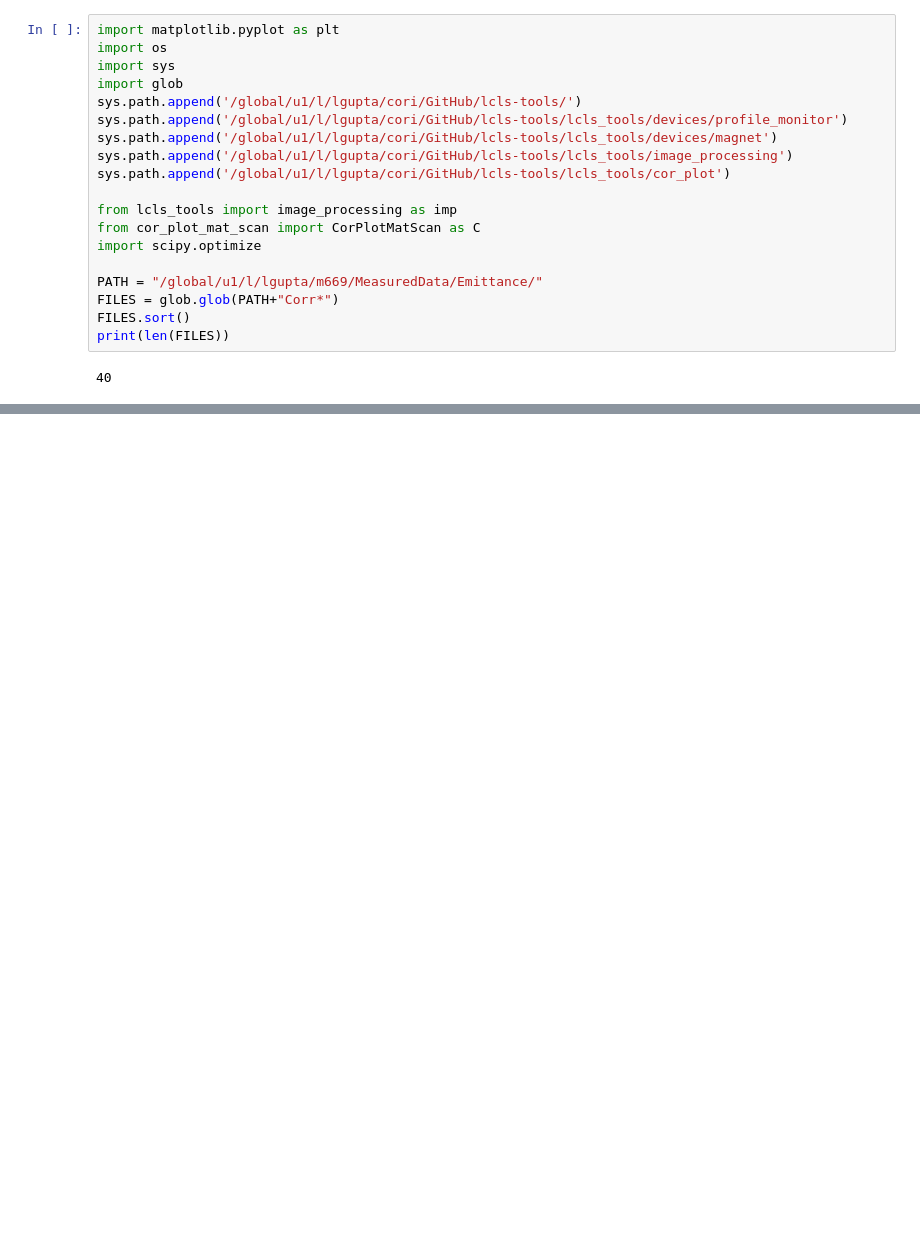
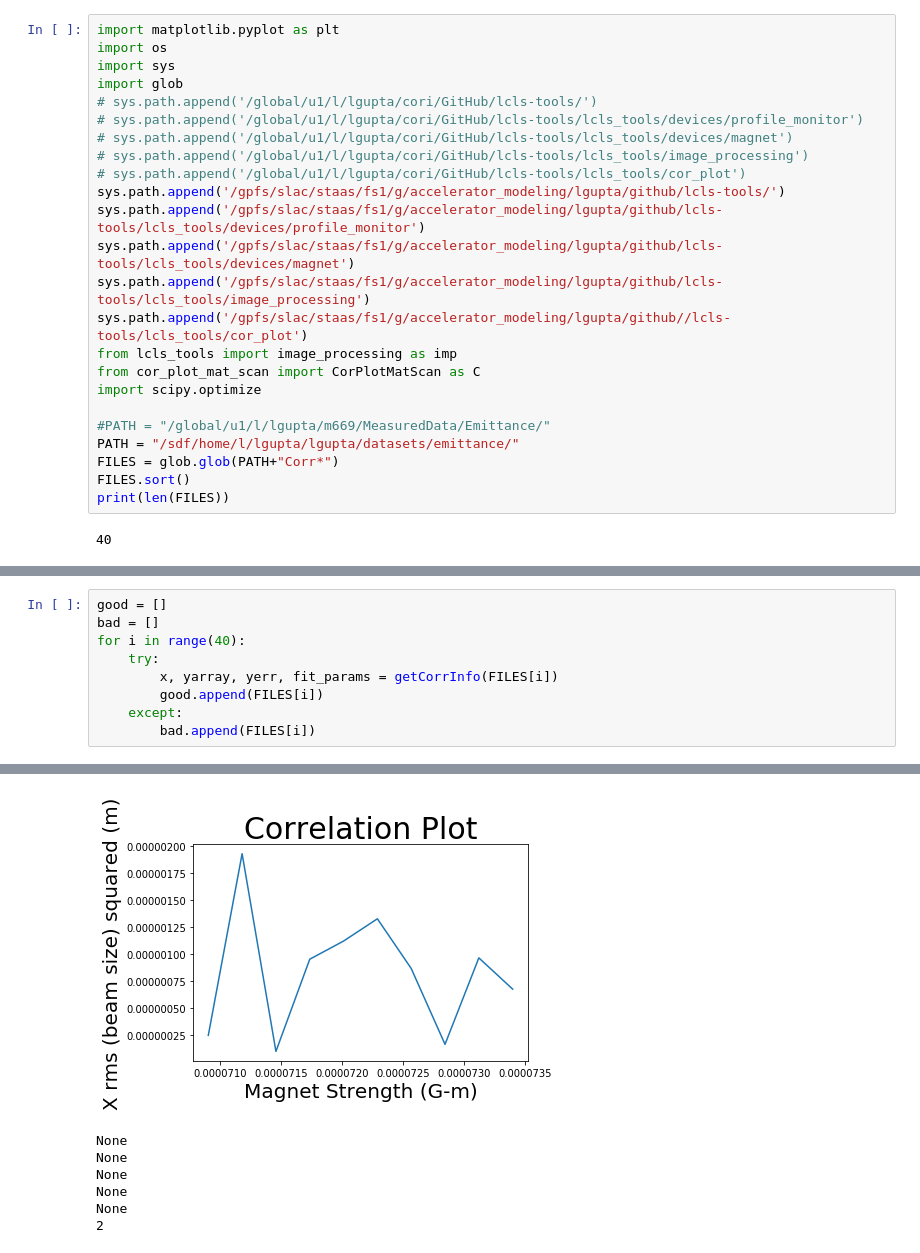
Before and after one commit to Tubbz-alt/emittance_gui, a Jupyter notebook: Lipi/EmitCalcTest.ipynb, the cells around one changed output, grey strips where cells are left out. Saved outputs shown, nothing was run; the diff lists cells and outputs as text; blank space fills up the shorter version.

```diff
--- a/Lipi/EmitCalcTest.ipynb
+++ b/Lipi/EmitCalcTest.ipynb
@@ -52,17 +52,22 @@ import matplotlib.pyplot as plt
 import os
 import sys
 import glob
-sys.path.append('/global/u1/l/lgupta/cori/GitHub/lcls-tools/')
-sys.path.append('/global/u1/l/lgupta/cori/GitHub/lcls-tools/lcls_tools/devices/profile_monitor')
-sys.path.append('/global/u1/l/lgupta/cori/GitHub/lcls-tools/lcls_tools/devices/magnet')
-sys.path.append('/global/u1/l/lgupta/cori/GitHub/lcls-tools/lcls_tools/image_processing')
-sys.path.append('/global/u1/l/lgupta/cori/GitHub/lcls-tools/lcls_tools/cor_plot')
-
+# sys.path.append('/global/u1/l/lgupta/cori/GitHub/lcls-tools/')
+# sys.path.append('/global/u1/l/lgupta/cori/GitHub/lcls-tools/lcls_tools/devices/profile_monitor')
+# sys.path.append('/global/u1/l/lgupta/cori/GitHub/lcls-tools/lcls_tools/devices/magnet')
+# sys.path.append('/global/u1/l/lgupta/cori/GitHub/lcls-tools/lcls_tools/image_processing')
+# sys.path.append('/global/u1/l/lgupta/cori/GitHub/lcls-tools/lcls_tools/cor_plot')
+sys.path.append('/gpfs/slac/staas/fs1/g/accelerator_modeling/lgupta/github/lcls-tools/')
+sys.path.append('/gpfs/slac/staas/fs1/g/accelerator_modeling/lgupta/github/lcls-tools/lcls_tools/devices/profile_monitor')
+sys.path.append('/gpfs/slac/staas/fs1/g/accelerator_modeling/lgupta/github/lcls-tools/lcls_tools/devices/magnet')
+sys.path.append('/gpfs/slac/staas/fs1/g/accelerator_modeling/lgupta/github/lcls-tools/lcls_tools/image_processing')
+sys.path.append('/gpfs/slac/staas/fs1/g/accelerator_modeling/lgupta/github//lcls-tools/lcls_tools/cor_plot')
 from lcls_tools import image_processing as imp
 from cor_plot_mat_scan import CorPlotMatScan as C
 import scipy.optimize
 
-PATH = "/global/u1/l/lgupta/m669/MeasuredData/Emittance/"
+#PATH = "/global/u1/l/lgupta/m669/MeasuredData/Emittance/"
+PATH = "/sdf/home/l/lgupta/lgupta/datasets/emittance/"
 FILES = glob.glob(PATH+"Corr*")
 FILES.sort()
 print(len(FILES))
@@ -136,0 +131,10 @@ plt.show()
+# %%
+good = []
+bad = []
+for i in range(40):
+    try:
+        x, yarray, yerr, fit_params = getCorrInfo(FILES[i])
+        good.append(FILES[i])
+    except:
+        bad.append(FILES[i])
+# %% [output]
@@ -136,0 +152,7 @@ plt.show()
+[figure, added]
+None
+None
+None
+None
+None
+2
```
Also changed, not shown: parts of 4 cells of this notebook.
